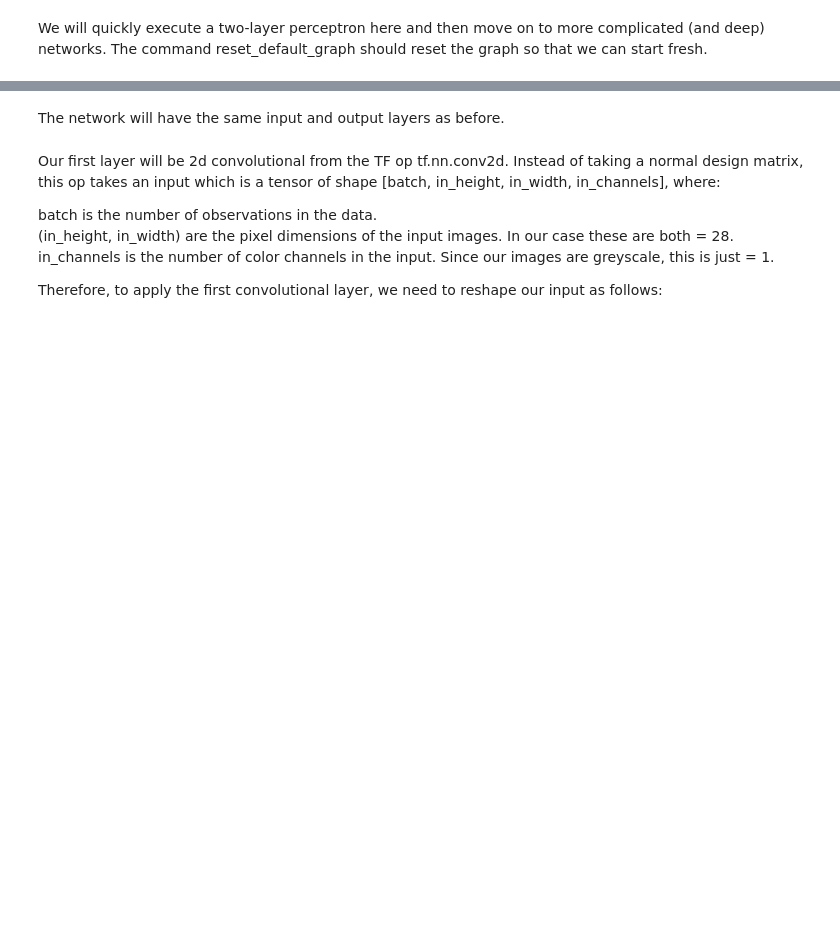
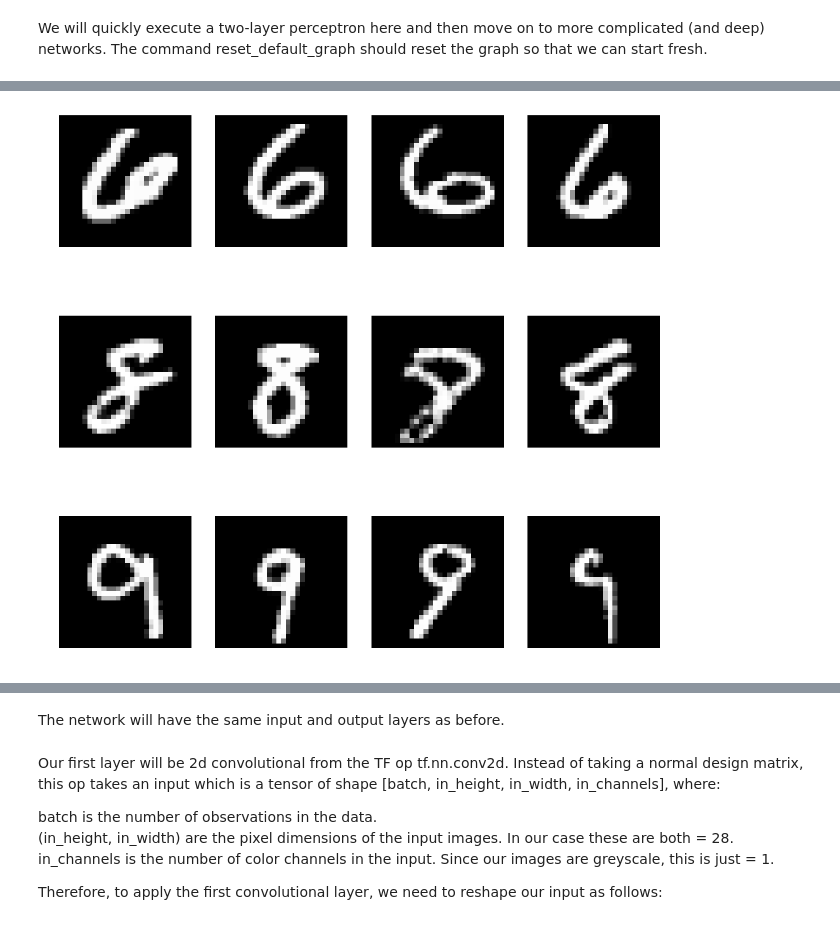
Before and after one commit to richcorrado/MNIST-digits, a Jupyter notebook: MNIST_Digits_TensorFlow.ipynb, the cells around one changed output, grey strips where cells are left out. Saved outputs shown, nothing was run; the diff lists cells and outputs as text; code cells hidden in the pictures; blank space fills up the shorter version.

```diff
--- a/MNIST_Digits_TensorFlow.ipynb
+++ b/MNIST_Digits_TensorFlow.ipynb
@@ -524,0 +828,28 @@ We'll reset the graph and restart the interactive session.
+# %%
+sixes_idx = np.random.choice(train_df[train_df['label']==6].index, size=4, replace=False)
+eights_idx = np.random.choice(train_df[train_df['label']==8].index, size=4, replace=False)
+nines_idx = np.random.choice(train_df[train_df['label']==9].index, size=4, replace=False)
+# %%
+# generate a 3x4 grid of subplots
+fig, axs = plt.subplots(nrows=3, ncols=4, figsize=(10,10))
+
+# each row will be 6s, 8s, or 9s
+i = 0
+for ax in axs[0,:]:
+    ax.imshow(pixel_mat(sixes_idx[i]), cmap=plt.cm.gray, origin='upper', interpolation='nearest')
+    i += 1
+    ax.axis('off')
+i = 0
+for ax in axs[1,:]:
+    ax.imshow(pixel_mat(eights_idx[i]), cmap=plt.cm.gray, origin='upper', interpolation='nearest')
+    i += 1
+    ax.axis('off')
+i = 0
+for ax in axs[2,:]:
+    ax.imshow(pixel_mat(nines_idx[i]), cmap=plt.cm.gray, origin='upper', interpolation='nearest')
+    i += 1
+    ax.axis('off')
+plt.tight_layout()
+plt.show()
+# %% [output]
+[figure, added]
```
Also changed, not shown: parts of 106 cells of this notebook, 2 other files.
